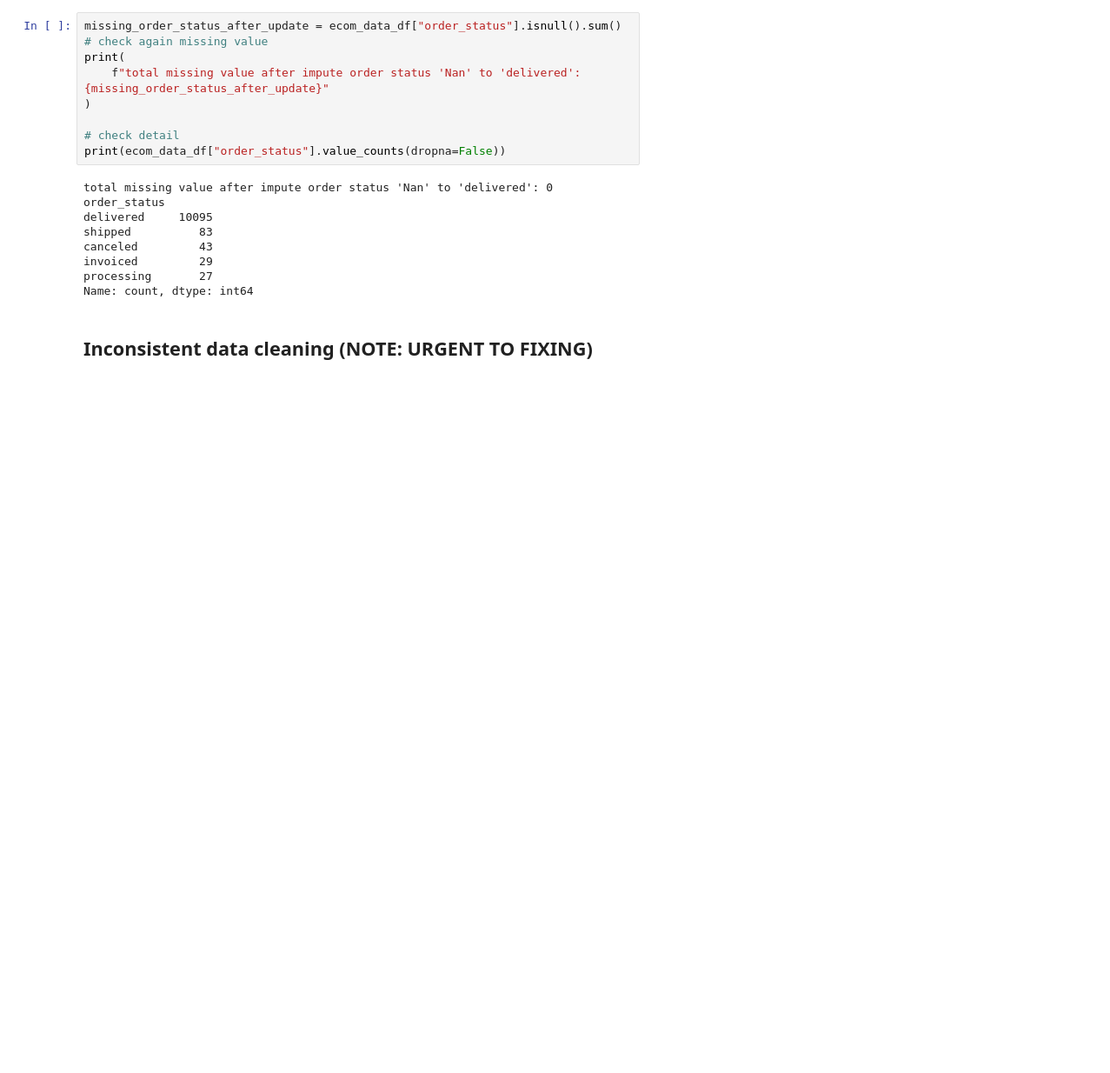
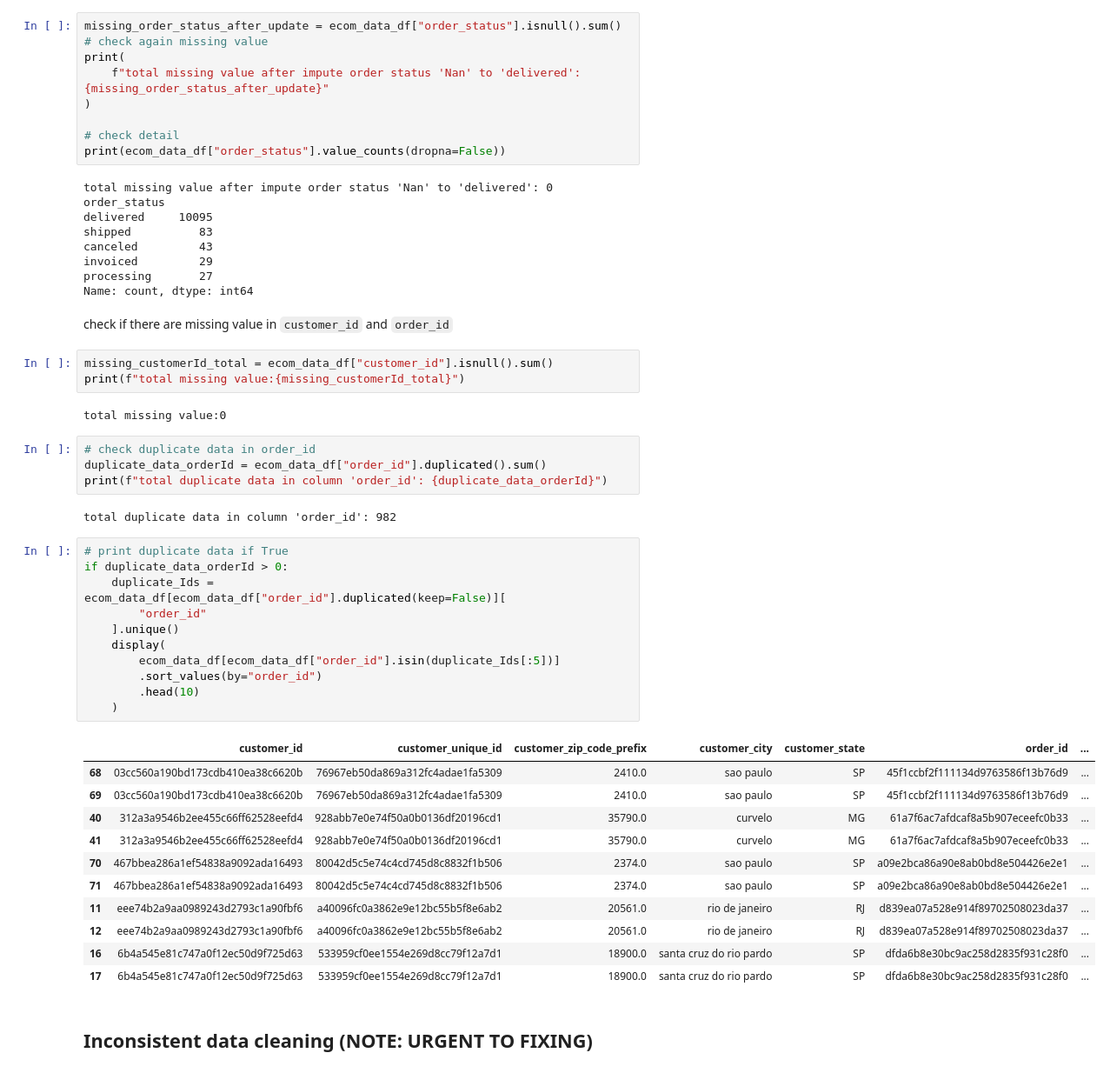
Before and after one commit to RizkiRdm/Olist-E-commerce-Performance-Analysis, a Jupyter notebook: notebooks/data_cleaning.ipynb, the cells around one changed output. Shown: that part at 87% size. Cells and saved outputs as stored; diff of their text form; blank space fills up the shorter version.

```diff
--- a/notebooks/data_cleaning.ipynb
+++ b/notebooks/data_cleaning.ipynb
@@ -1297,6 +1297,42 @@ canceled         43
 invoiced         29
 processing       27
 Name: count, dtype: int64
+# %% [markdown]
+check if there are missing value in `customer_id` and `order_id`
+# %%
+missing_customerId_total = ecom_data_df["customer_id"].isnull().sum()
+print(f"total missing value:{missing_customerId_total}")
+# %% [output]
+total missing value:0
+# %%
+# check duplicate data in order_id
+duplicate_data_orderId = ecom_data_df["order_id"].duplicated().sum()
+print(f"total duplicate data in column 'order_id': {duplicate_data_orderId}")
+# %% [output]
+total duplicate data in column 'order_id': 982
+# %%
+# print duplicate data if True
+if duplicate_data_orderId > 0:
+    duplicate_Ids = ecom_data_df[ecom_data_df["order_id"].duplicated(keep=False)][
+        "order_id"
+    ].unique()
+    display(
+        ecom_data_df[ecom_data_df["order_id"].isin(duplicate_Ids[:5])]
+        .sort_values(by="order_id")
+        .head(10)
+    )
+# %% [output]
+|  | customer_id | customer_unique_id | customer_zip_code_prefix | customer_city | customer_state | order_id | ... |
+| 68 | 03cc560a190bd173cdb410ea38c6620b | 76967eb50da869a312fc4adae1fa5309 | 2410.0 | sao paulo | SP | 45f1ccbf2f111134d9763586f13b76d9 | ... |
+| 69 | 03cc560a190bd173cdb410ea38c6620b | 76967eb50da869a312fc4adae1fa5309 | 2410.0 | sao paulo | SP | 45f1ccbf2f111134d9763586f13b76d9 | ... |
+| 40 | 312a3a9546b2ee455c66ff62528eefd4 | 928abb7e0e74f50a0b0136df20196cd1 | 35790.0 | curvelo | MG | 61a7f6ac7afdcaf8a5b907eceefc0b33 | ... |
+| 41 | 312a3a9546b2ee455c66ff62528eefd4 | 928abb7e0e74f50a0b0136df20196cd1 | 35790.0 | curvelo | MG | 61a7f6ac7afdcaf8a5b907eceefc0b33 | ... |
+| 70 | 467bbea286a1ef54838a9092ada16493 | 80042d5c5e74c4cd745d8c8832f1b506 | 2374.0 | sao paulo | SP | a09e2bca86a90e8ab0bd8e504426e2e1 | ... |
+| 71 | 467bbea286a1ef54838a9092ada16493 | 80042d5c5e74c4cd745d8c8832f1b506 | 2374.0 | sao paulo | SP | a09e2bca86a90e8ab0bd8e504426e2e1 | ... |
+| 11 | eee74b2a9aa0989243d2793c1a90fbf6 | a40096fc0a3862e9e12bc55b5f8e6ab2 | 20561.0 | rio de janeiro | RJ | d839ea07a528e914f89702508023da37 | ... |
+| 12 | eee74b2a9aa0989243d2793c1a90fbf6 | a40096fc0a3862e9e12bc55b5f8e6ab2 | 20561.0 | rio de janeiro | RJ | d839ea07a528e914f89702508023da37 | ... |
+| 16 | 6b4a545e81c747a0f12ec50d9f725d63 | 533959cf0ee1554e269d8cc79f12a7d1 | 18900.0 | santa cruz do rio pardo | SP | dfda6b8e30bc9ac258d2835f931c28f0 | ... |
+| 17 | 6b4a545e81c747a0f12ec50d9f725d63 | 533959cf0ee1554e269d8cc79f12a7d1 | 18900.0 | santa cruz do rio pardo | SP | dfda6b8e30bc9ac258d2835f931c28f0 | ... |
 # %% [markdown]
 ## Inconsistent data cleaning (NOTE: URGENT TO FIXING)
 # %%
```
Also changed, not shown: parts of 1 cell of this notebook.
